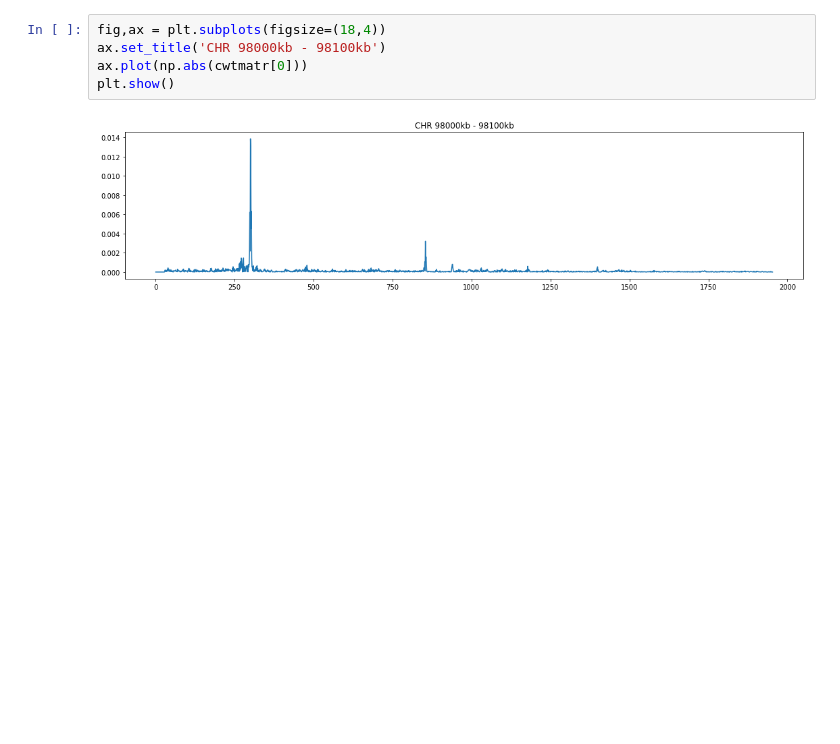
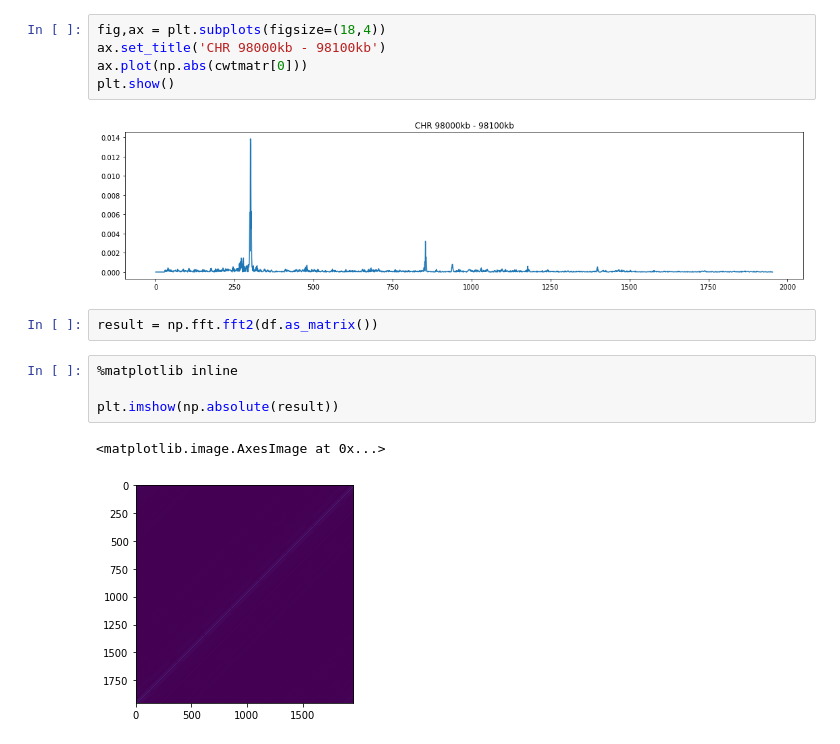
Before and after one commit to orionpax00/ChrVis, a Jupyter notebook: scripts/Signal_analysis_of_contact_freqency.ipynb, the cells around one changed output. Drawn from its saved outputs; the diff is of its cells as text; blank space fills up the shorter version.

```diff
--- a/scripts/Signal_analysis_of_contact_freqency.ipynb
+++ b/scripts/Signal_analysis_of_contact_freqency.ipynb
@@ -119,3 +121,12 @@ ax.plot(np.abs(cwtmatr[0]))
 plt.show()
 # %% [output]
 [figure]
+# %%
+result = np.fft.fft2(df.as_matrix())
+# %%
+%matplotlib inline
+
+plt.imshow(np.absolute(result))
+# %% [output]
+<matplotlib.image.AxesImage at 0x...>
+[figure, added]
```
Also changed, not shown: parts of 5 cells of this notebook, 6 other files.
